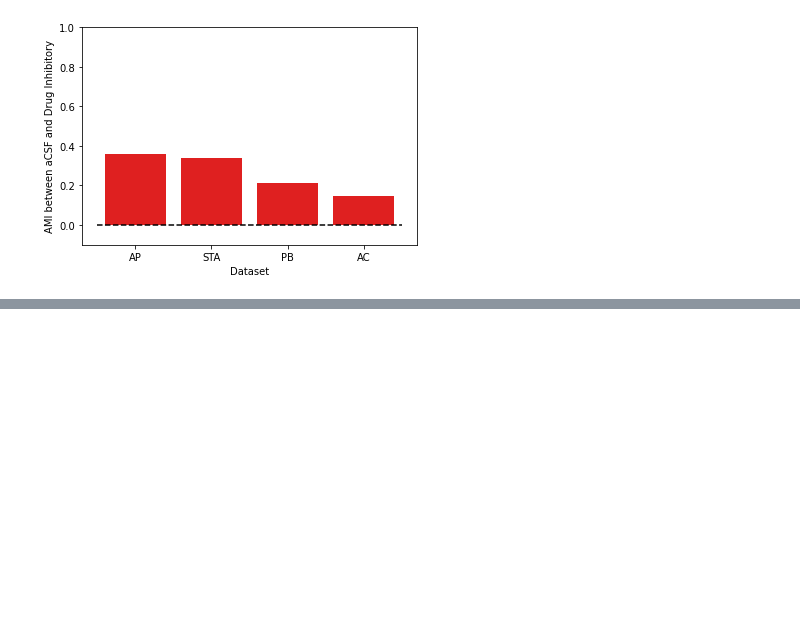
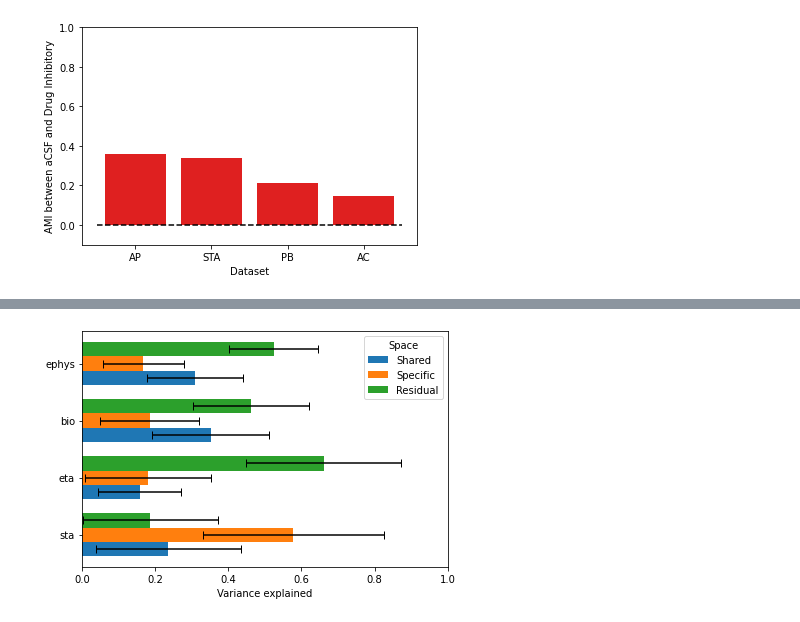
Before and after one commit to Nishant-codex/single_cell_analysis, a Jupyter notebook: notebooks_drug/PNAS_revision.ipynb, the cells around one changed output, grey strips where cells are left out. Drawn from its saved outputs; the diff is of its cells as text; code cells hidden in the pictures; blank space fills up the shorter version.

```diff
--- a/notebooks_drug/PNAS_revision.ipynb
+++ b/notebooks_drug/PNAS_revision.ipynb
@@ -1050,0 +1104,6 @@ plt.show()
+# %%
+temp_inh_all = temp_inh_all_mean.copy()
+temp_exc_all = temp_exc_all_mean.copy()
+
+temp_inh_all['std'] = temp_inh_all_std['Variance explained']
+temp_exc_all['std'] = temp_exc_all_std['Variance explained']
@@ -1050,0 +1141,38 @@ plt.show()
+# %%
+import numpy as np
+import matplotlib.pyplot as plt
+
+datasets = [ 'sta',  'eta',  'bio','ephys']
+spaces   = ['Shared', 'Specific', 'Residual']
+
+means = temp_exc_all.pivot(index='dataset', columns='Space', values='Variance explained')\
+          .loc[datasets, spaces].to_numpy()
+errs  = temp_exc_all.pivot(index='dataset', columns='Space', values='std')\
+          .loc[datasets, spaces].to_numpy()
+
+y = np.arange(len(datasets))   # 0..3 for horizontal axis positions
+height = 0.25                  # bar thickness
+
+fig, ax = plt.subplots()
+
+for j, space in enumerate(spaces):
+    offset = (j - 1) * height  # center the 3 bars around each y position
+    ax.barh(
+        y + offset,            # y positions
+        means[:, j],           # bar lengths (x)
+        height,                # bar thickness
+        xerr=errs[:, j],       # horizontal error bars
+        label=space,
+        capsize=4,
+    )
+
+ax.set_yticks(y)
+ax.set_yticklabels(datasets)
+ax.set_xlabel('Variance explained')
+ax.legend(title='Space')
+plt.xlim(0, 1)
+plt.tight_layout()
+plt.savefig(savepath+'exc_variance_explained_with error_bars.pdf', dpi=200)
+plt.show()
+# %% [output]
+[figure, added]
```
Also changed, not shown: parts of 11 cells of this notebook, 1 other file.
